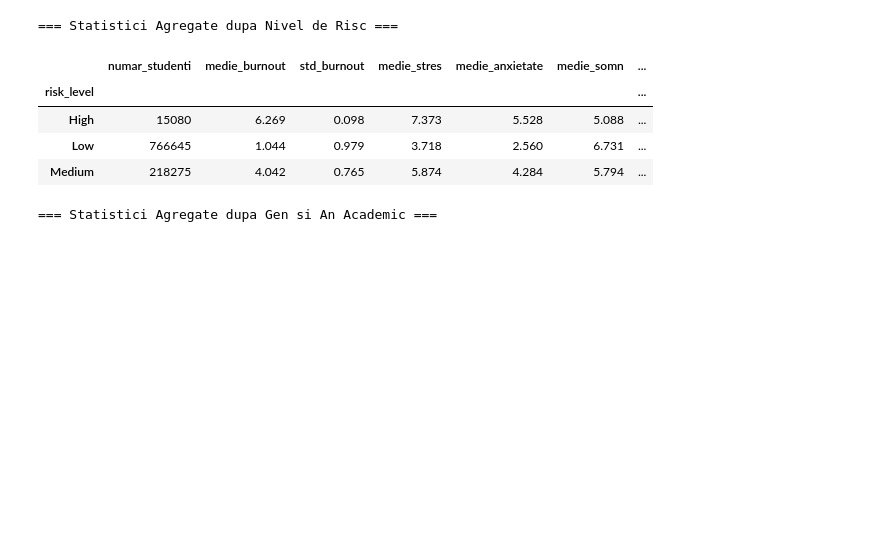
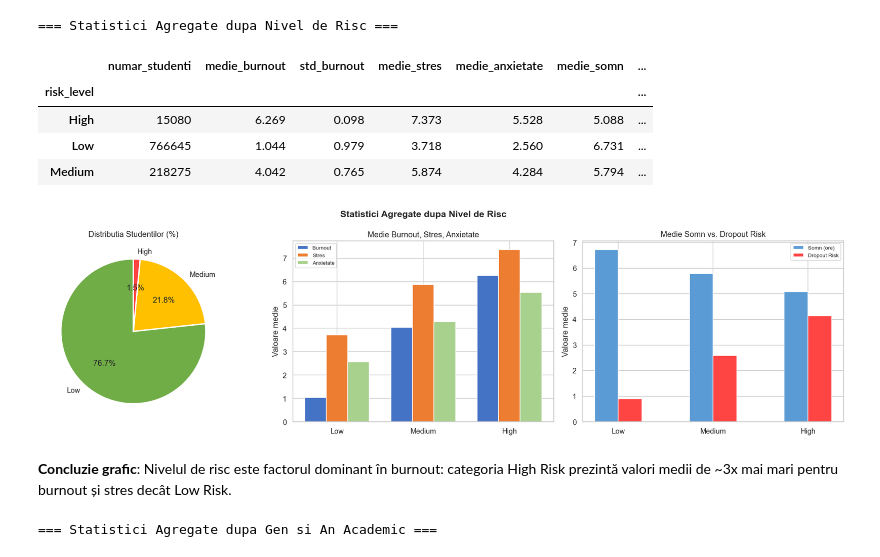
Before and after one commit to diannnnnnna7/Proiect-AAD, a Jupyter notebook: checkpoint1_procesare_analiza_date.ipynb, the cells around one changed output. Saved outputs shown, nothing was run; the diff lists cells and outputs as text; code cells hidden in the pictures; blank space fills up the shorter version.

Commit message:
Am adaugat 3 grafice

```diff
--- a/checkpoint1_procesare_analiza_date.ipynb
+++ b/checkpoint1_procesare_analiza_date.ipynb
@@ -651,6 +632,53 @@ agg_risk
 | High | 15080 | 6.269 | 0.098 | 7.373 | 5.528 | 5.088 | ... |
 | Low | 766645 | 1.044 | 0.979 | 3.718 | 2.560 | 6.731 | ... |
 | Medium | 218275 | 4.042 | 0.765 | 5.874 | 4.284 | 5.794 | ... |
+# %%
+# Vizualizare: Statistici Agregate dupa Nivel de Risc
+fig, axes = plt.subplots(1, 3, figsize=(18, 5))
+fig.suptitle('Statistici Agregate dupa Nivel de Risc', fontsize=14, fontweight='bold')
+
+order = ['Low', 'Medium', 'High']
+culori = ['#70ad47', '#ffc000', '#ff4444']
+agg_plot = agg_risk.reindex(order)
+
+# Subplot 1: Distributia studentilor (pie)
+axes[0].pie(
+    agg_plot['procent_%'],
+    labels=order,
+    colors=culori,
+    autopct='%1.1f%%',
+    startangle=90,
+    wedgeprops=dict(edgecolor='white', linewidth=2)
+)
+axes[0].set_title('Distributia Studentilor (%)')
+
+# Subplot 2: Medie Burnout, Stres, Anxietate per risk level
+x = range(len(order))
+width = 0.25
+axes[1].bar([i - width for i in x], agg_plot['medie_burnout'], width, label='Burnout', color='#4472c4', edgecolor='white')
+axes[1].bar([i       for i in x], agg_plot['medie_stres'],   width, label='Stres',   color='#ed7d31', edgecolor='white')
+axes[1].bar([i + width for i in x], agg_plot['medie_anxietate'], width, label='Anxietate', color='#a9d18e', edgecolor='white')
+axes[1].set_xticks(list(x))
+axes[1].set_xticklabels(order)
+axes[1].set_title('Medie Burnout, Stres, Anxietate')
+axes[1].set_ylabel('Valoare medie')
+axes[1].legend(fontsize=8)
+
+# Subplot 3: Medie Somn si Dropout Risk per risk level
+axes[2].bar([i - width/2 for i in x], agg_plot['medie_somn'],         width, label='Somn (ore)',     color='#5b9bd5', edgecolor='white')
+axes[2].bar([i + width/2 for i in x], agg_plot['medie_dropout_risk'], width, label='Dropout Risk',   color='#ff4444', edgecolor='white')
+axes[2].set_xticks(list(x))
+axes[2].set_xticklabels(order)
+axes[2].set_title('Medie Somn vs. Dropout Risk')
+axes[2].set_ylabel('Valoare medie')
+axes[2].legend(fontsize=8)
+
+plt.tight_layout()
+plt.show()
+# %% [output]
+[figure, added]
+# %% [markdown]
+**Concluzie grafic**: Nivelul de risc este factorul dominant în burnout: categoria High Risk prezintă valori medii de ~3x mai mari pentru burnout și stres decât Low Risk.
 # %%
 # Grupare dupa gender si academic_year
 agg_gen_an = df_clean.groupby(['gender', 'academic_year']).agg(
```
Also changed, not shown: parts of 18 cells of this notebook.
